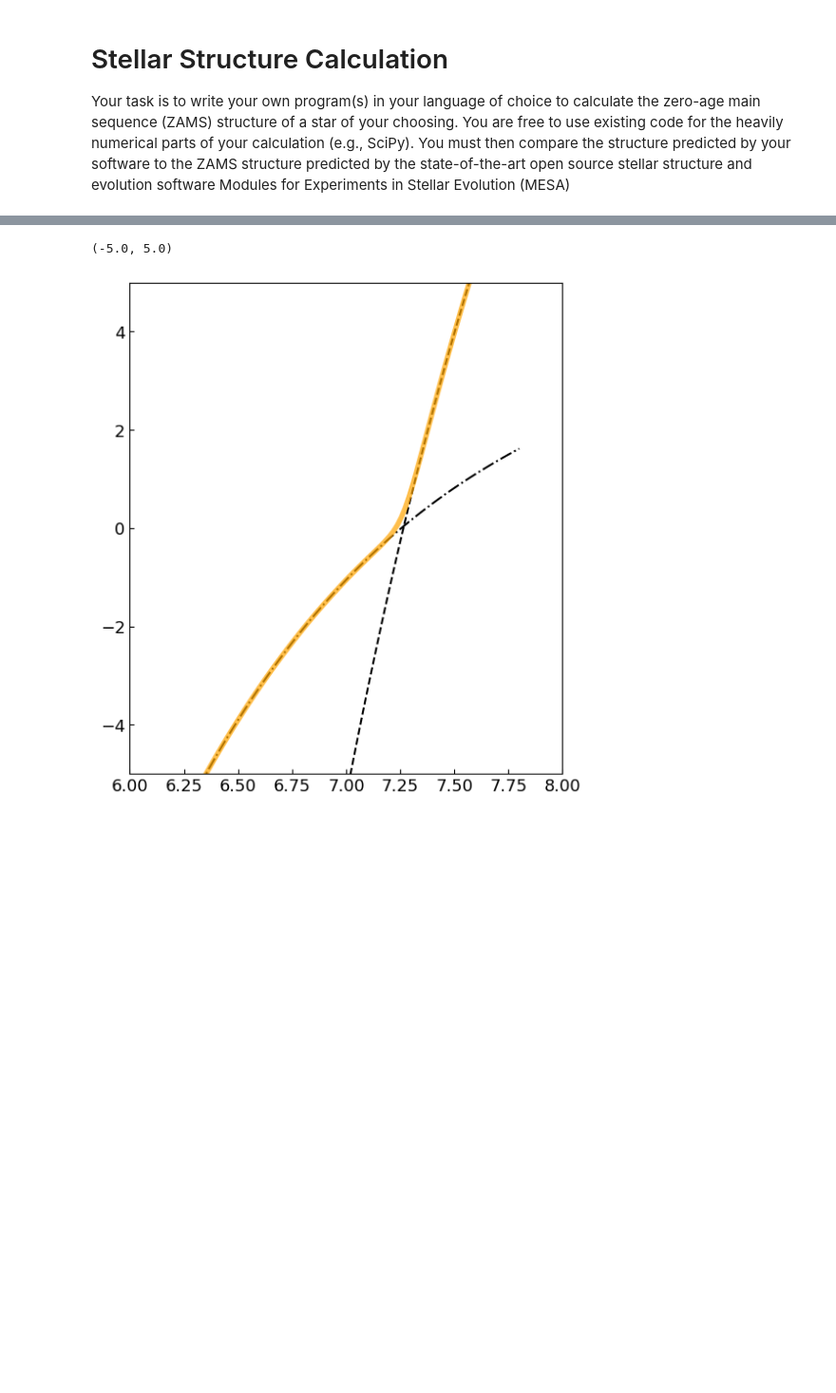
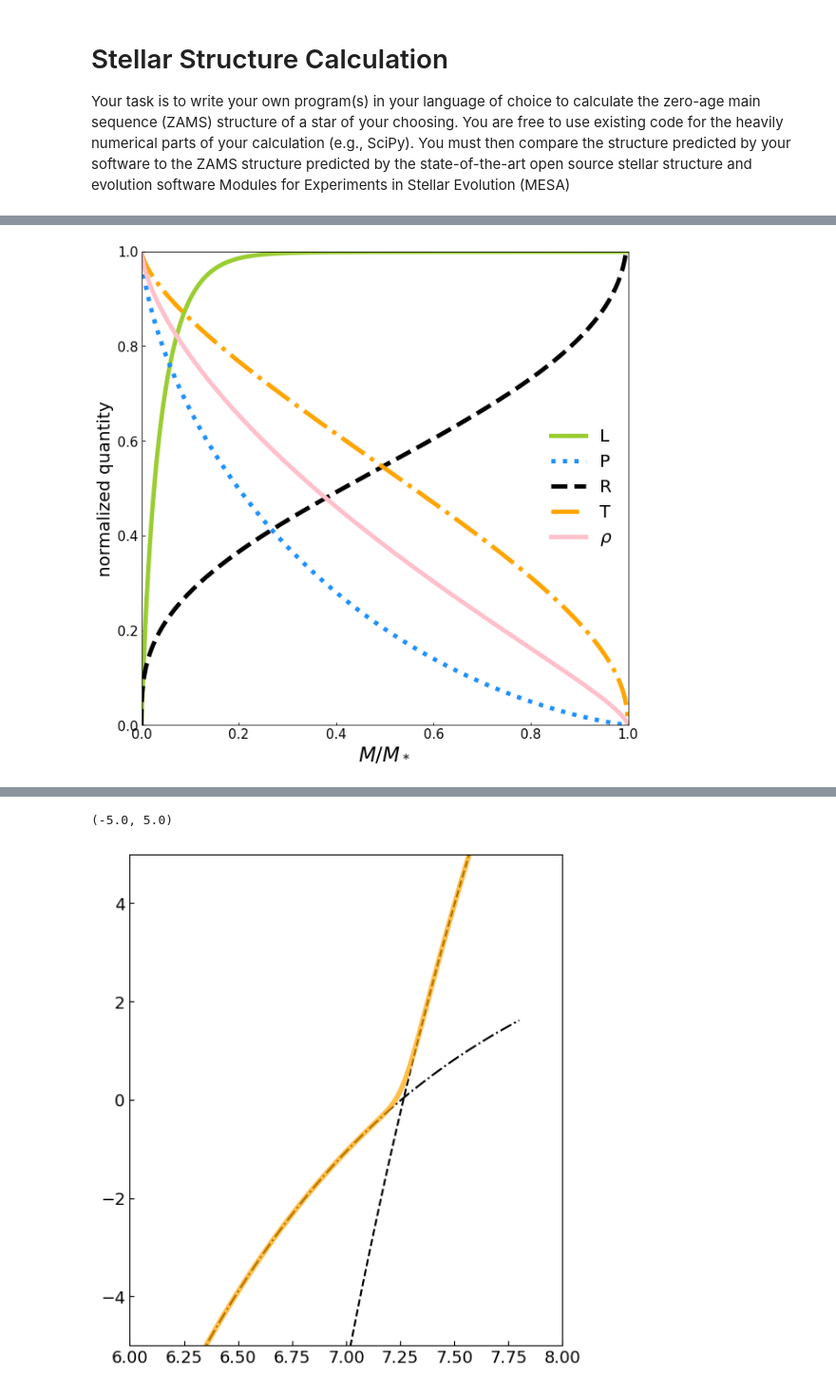
Before and after one commit to SterlingYM/stellar_structure, a Jupyter notebook: modeling.ipynb, the cells around one changed output, grey strips where cells are left out. Shown at 95% size. Drawn from its saved outputs; the diff is of its cells as text; code cells hidden in the pictures; blank space fills up the shorter version.

```diff
--- a/modeling.ipynb
+++ b/modeling.ipynb
@@ -47,0 +159,84 @@ array([0.657])
+# %%
+# define mass
+M_Msol = 5
+M = M_Msol * const.M_sun.cgs.value # stellar mass in cgs unit
+M_i = M * 1e-20
+M_f = M * 0.999
+M_fit = M * 0.6
+
+# composition
+X,Y,Z = 0.7,0.26,0.04
+mu = 4 / (3 + 5 * X) # ~0.6
+fixed_params = [mu, X, Y, Z]
+
+# fit parameter
+n_left = int(1e7)
+n_right = int(1e7)
+grid_log_scale_l = int(1e8)
+grid_log_scale_r = int(1e10)
+
+# fitted parameters - P_c, T_c, R, L
+# bestfit_params = fit.x * free_params_guess
+# bestfit_params = [1e+17,2.7e7,1.5e11,2.4e36]
+# bestfit_params = [2.48e+16,2.1e7,2.2e11,4.6e35]
+# bestfit_params = [2.48e+16,2.5e7,3.2e11,7.6e35]
+bestfit_params = np.array([5.59714e16,#947e16,#10**(16.84),
+                           26.45e6,
+                           9.3e10,
+                           10**3.1*const.L_sun.cgs.value])
+
+bc_core = get_bc_i(bestfit_params,M,M_i,mu,X,Z)
+bc_surf = get_bc_f(bestfit_params,M,mu)
+
+# integrate
+out = shoot_out(f = lambda y,x: derivs(y,x,fixed_params),
+              x_i = M_i,
+              x_f = M_f ,
+              x_fit = M_fit,
+              bc_i_guess = bc_core,
+              bc_f_guess = bc_surf,
+              return_y = True,
+              n_left = n_left,
+              n_right = n_right,
+              grid_log_scale_l = grid_log_scale_l,
+              grid_log_scale_r = grid_log_scale_r)
+# out = shootf(f = lambda y,x: derivs(y,x,fixed_params),
+#               x_i = M_i,
+#               x_f = M_f ,
+#               x_fit = M_fit,
+#               bc_i_guess = bc_core,
+#               bc_f_guess = bc_surf,
+#               return_y = True,
+#               n_left = n_left,
+#               n_right = n_right,
+#               grid_log_scale = grid_log_scale_l)
+
+# parse outputs
+res, x_sol, y_sol = out
+l,p,r,t = y_sol
+rho = calc_density(p,t,mu)
+
+#  plot
+vals = [l,p,r,t,rho]
+colors = ['yellowgreen','dodgerblue','k','orange','pink']
+lss = ['-',':','--','-.','-']
+labels = ['L','P','R','T',r'$\rho$']
+ymax = [*np.nanmax([bc_core,bc_surf],axis=0),rho.max()]
+
+fig,ax = plt.subplots(1,1,figsize=(10,10))
+fig.set_facecolor('w')
+ds_f = int(len(x_sol)/1000)
+for y,_ymax, c,ls,label in zip(vals,ymax,colors,lss,labels):
+    xval = x_sol/M
+    ax.plot(xval[::ds_f], (y/_ymax)[::ds_f],
+                 c=c, ls=ls, lw=5, label=label)
+ax.tick_params(direction='in',labelsize=15)
+ax.set_xlim(0,1)
+ax.set_ylim(0,1)
+ax.legend(frameon=False,fontsize=20)
+ax.set_xlabel(r'$M/M_*$',fontsize=23)
+ax.set_ylabel(r'normalized quantity',fontsize=20)
+plt.savefig('fitted_5Msun_X70_Y26_Z04.pdf',bbox_inches='tight')
+plt.show()
+# %% [output]
+[figure, added]
```
Also changed, not shown: parts of 62 cells of this notebook, 7 other files.
